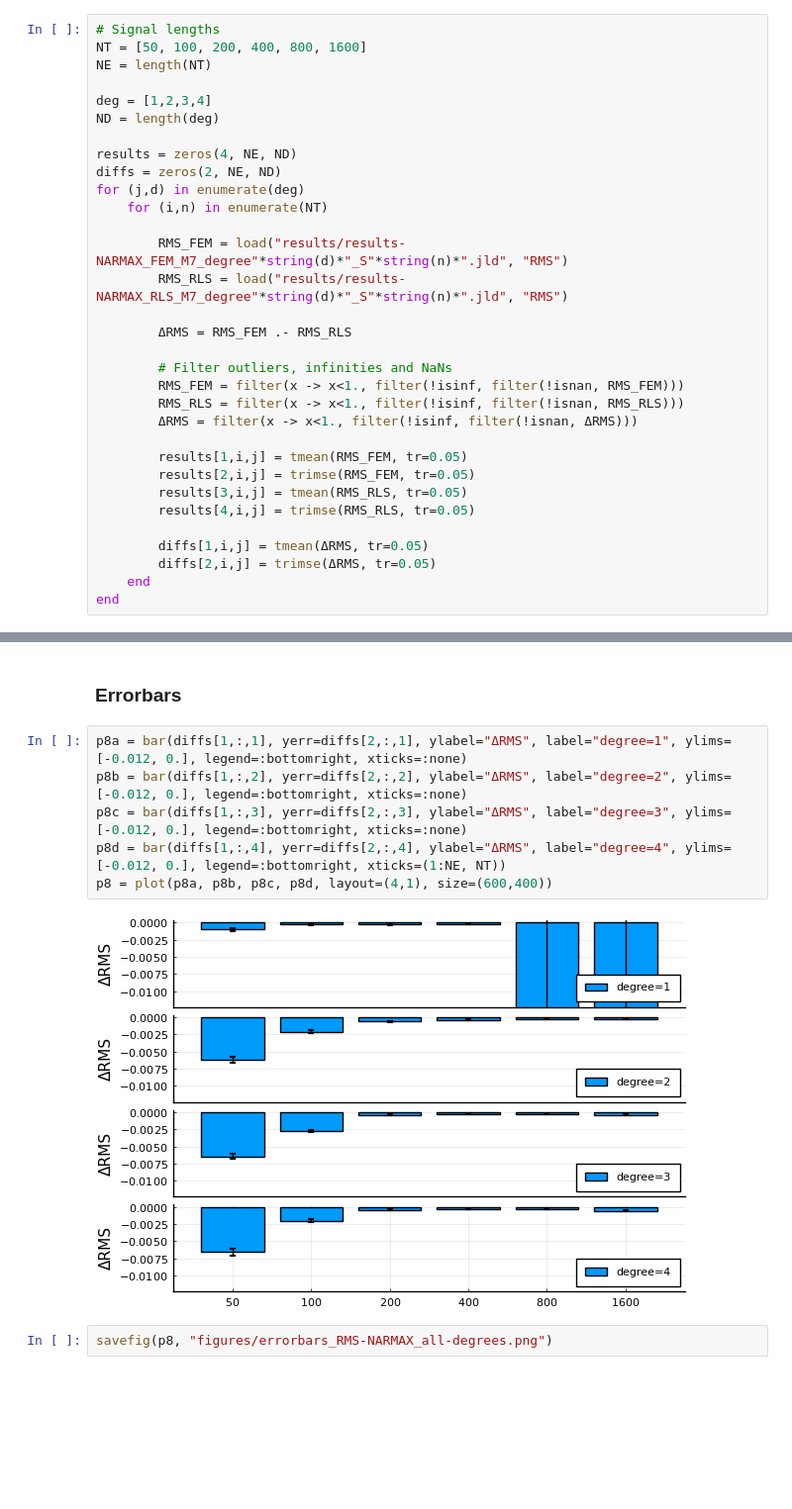
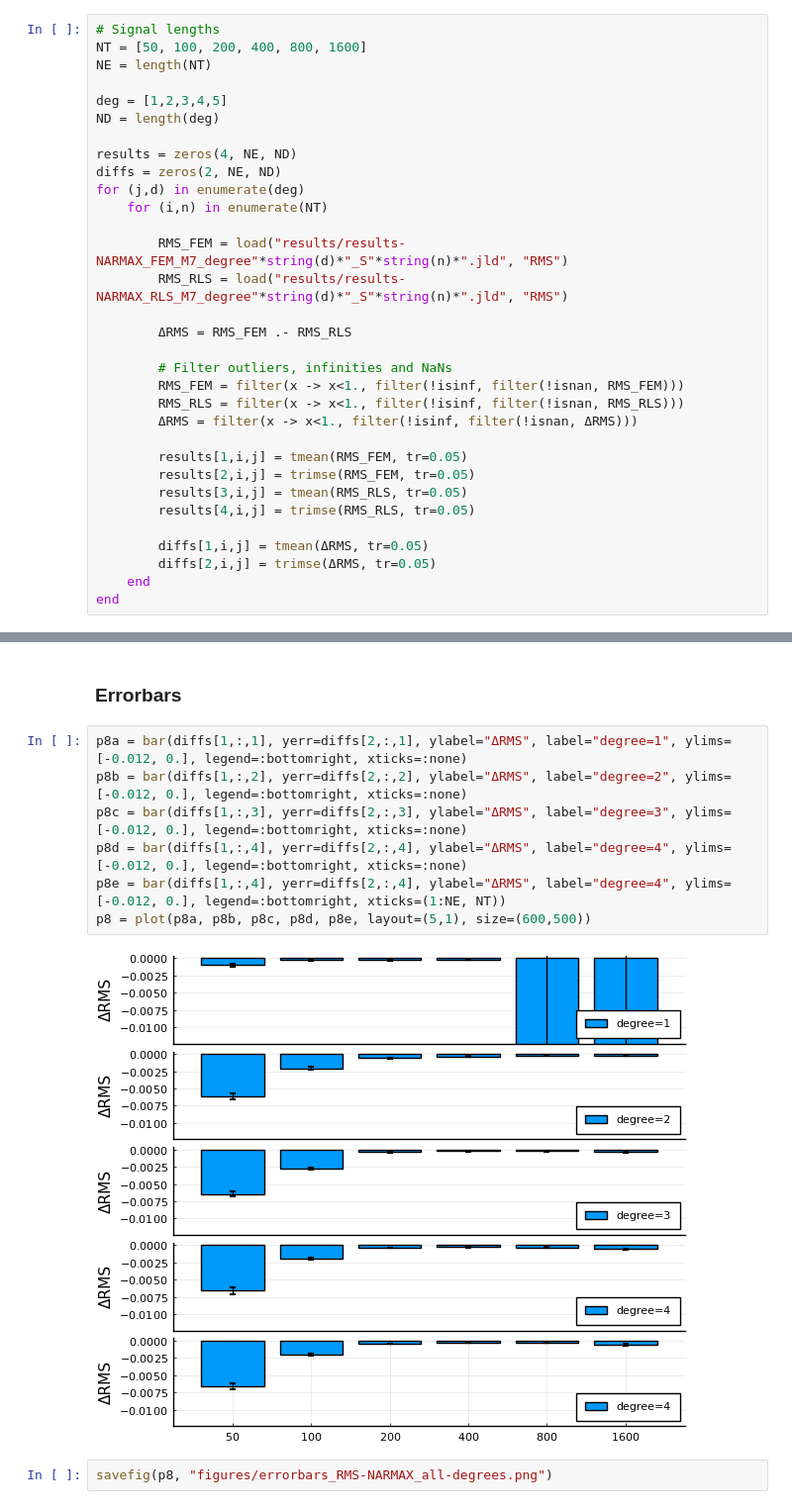
Before and after one commit to biaslab/nsi-silverbox, a Jupyter notebook: experiments-verification/collect-results.ipynb, the cells around one changed output, grey strips where cells are left out. Shown at 99% size. Saved outputs shown, nothing was run; the diff lists cells and outputs as text; blank space fills up the shorter version.

Commit message:
Added degree 5 results

```diff
--- a/experiments-verification/collect-results.ipynb
+++ b/experiments-verification/collect-results.ipynb
@@ -257,7 +257,7 @@ savefig(p6, "figures/RMS-NARMAX.png")
 NT = [50, 100, 200, 400, 800, 1600]
 NE = length(NT)
 
-deg = [1,2,3,4]
+deg = [1,2,3,4,5]
 ND = length(deg)
 
 results = zeros(4, NE, ND)
@@ -312,10 +312,11 @@ savefig(p7, "figures/RMS-NARMAX_all-degrees.png")
 # %%
 p8a = bar(diffs[1,:,1], yerr=diffs[2,:,1], ylabel="ΔRMS", label="degree=1", ylims=[-0.012, 0.], legend=:bottomright, xticks=:none)
 p8b = bar(diffs[1,:,2], yerr=diffs[2,:,2], ylabel="ΔRMS", label="degree=2", ylims=[-0.012, 0.], legend=:bottomright, xticks=:none)
 p8c = bar(diffs[1,:,3], yerr=diffs[2,:,3], ylabel="ΔRMS", label="degree=3", ylims=[-0.012, 0.], legend=:bottomright, xticks=:none)
-p8d = bar(diffs[1,:,4], yerr=diffs[2,:,4], ylabel="ΔRMS", label="degree=4", ylims=[-0.012, 0.], legend=:bottomright, xticks=(1:NE, NT))
-p8 = plot(p8a, p8b, p8c, p8d, layout=(4,1), size=(600,400))
+p8d = bar(diffs[1,:,4], yerr=diffs[2,:,4], ylabel="ΔRMS", label="degree=4", ylims=[-0.012, 0.], legend=:bottomright, xticks=:none)
+p8e = bar(diffs[1,:,4], yerr=diffs[2,:,4], ylabel="ΔRMS", label="degree=4", ylims=[-0.012, 0.], legend=:bottomright, xticks=(1:NE, NT))
+p8 = plot(p8a, p8b, p8c, p8d, p8e, layout=(5,1), size=(600,500))
 # %% [output]
-[figure, old version]
+[figure, new version]
 # %%
 savefig(p8, "figures/errorbars_RMS-NARMAX_all-degrees.png")
```
Also changed, not shown: parts of 1 cell of this notebook, 1 other file.
